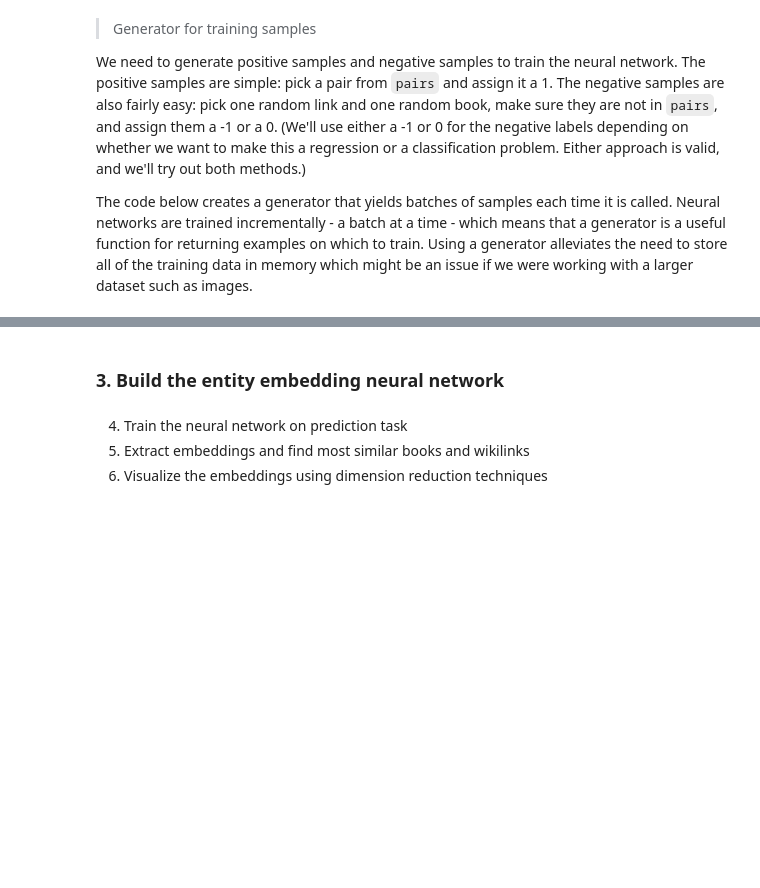
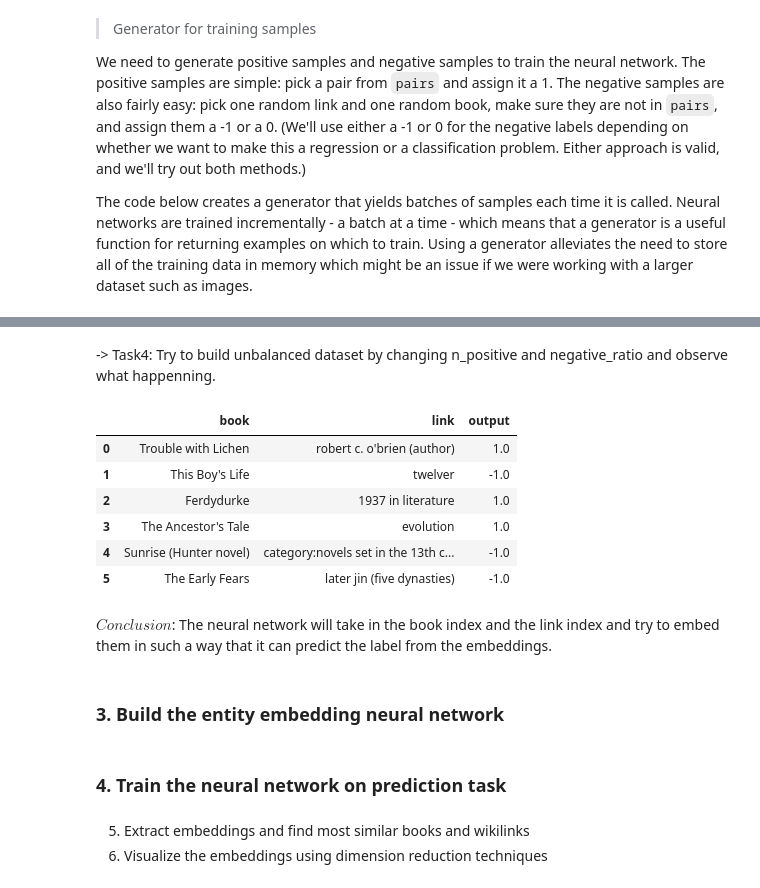
Before and after one commit to BLONTCHI/Wikipedia-data-science, a Jupyter notebook: 2-Book Recommendation System.ipynb, the cells around one changed output, grey strips where cells are left out. Cells and saved outputs as stored; diff of their text form; code cells hidden in the pictures; blank space fills up the shorter version.

```diff
--- a/2-Book Recommendation System.ipynb
+++ b/2-Book Recommendation System.ipynb
@@ -448,6 +459,27 @@ def generate_batch(pairs, n_positive = 50, negative_ratio = 1.0, classification
+# %% [markdown]
+-> Task4: Try to build unbalanced dataset by changing n_positive and negative_ratio and observe what happenning.
+# %%
+def find_correspondances(row):
+    row[0] = index_book[row[0]]
+    row[1] = index_link[row[1]]
+
+    return row
+# %%
+a_batch.apply(find_correspondances, axis=1)
+# %% [output]
+|  | book | link | output |
+| 0 | Trouble with Lichen | robert c. o'brien (author) | 1.0 |
+| 1 | This Boy's Life | twelver | -1.0 |
+| 2 | Ferdydurke | 1937 in literature | 1.0 |
+| 3 | The Ancestor's Tale | evolution | 1.0 |
+| 4 | Sunrise (Hunter novel) | category:novels set in the 13th c... | -1.0 |
+| 5 | The Early Fears | later jin (five dynasties) | -1.0 |
+# %% [markdown]
+$Conclusion$: The neural network will take in the book index and the link index and try to embed them in such a way that it can predict the label from the embeddings.
 # %% [markdown]
 <h3>3. Build the entity embedding neural network</h3>
+# %% [markdown]
+<h3>4. Train the neural network on prediction task</h3>
 # %% [markdown]
-4. Train the neural network on prediction task
 5. Extract embeddings and find most similar books and wikilinks
 6. Visualize the embeddings using dimension reduction techniques
```
Also changed, not shown: parts of 10 cells of this notebook.
